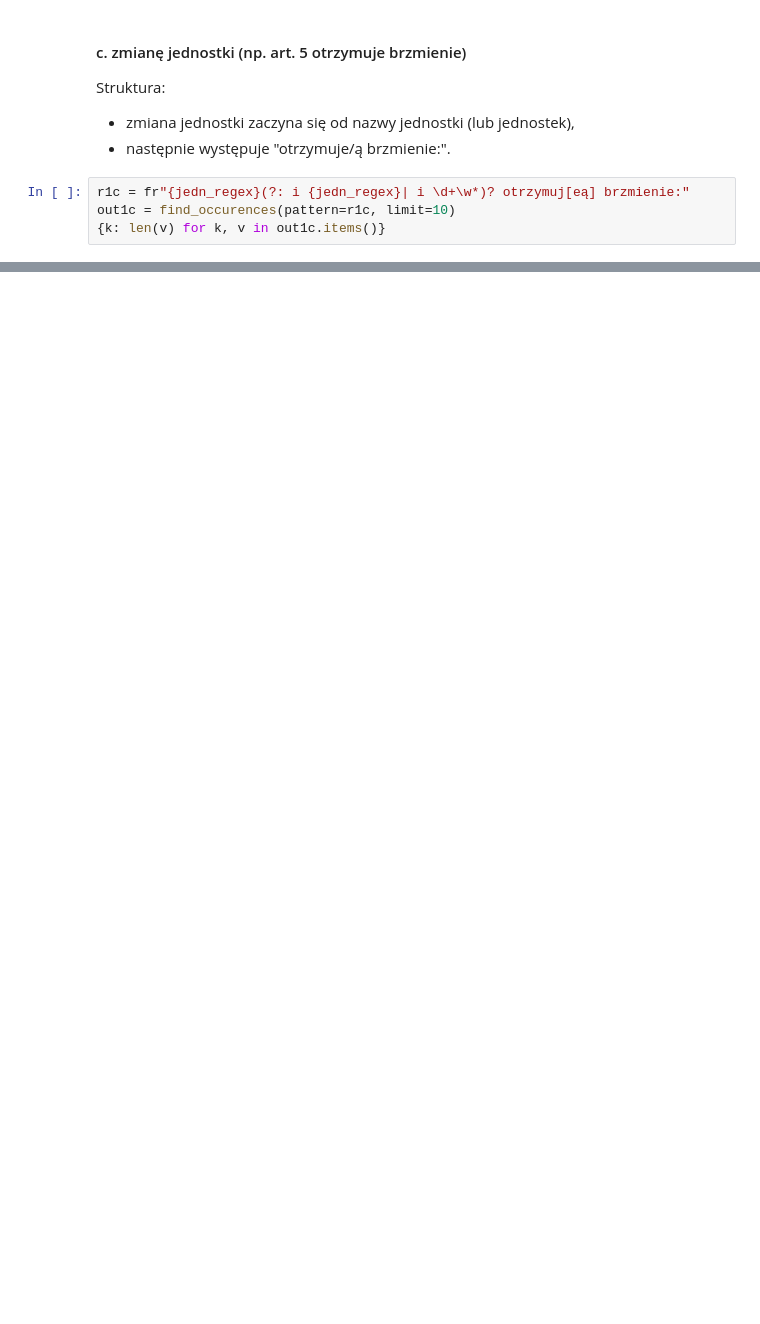
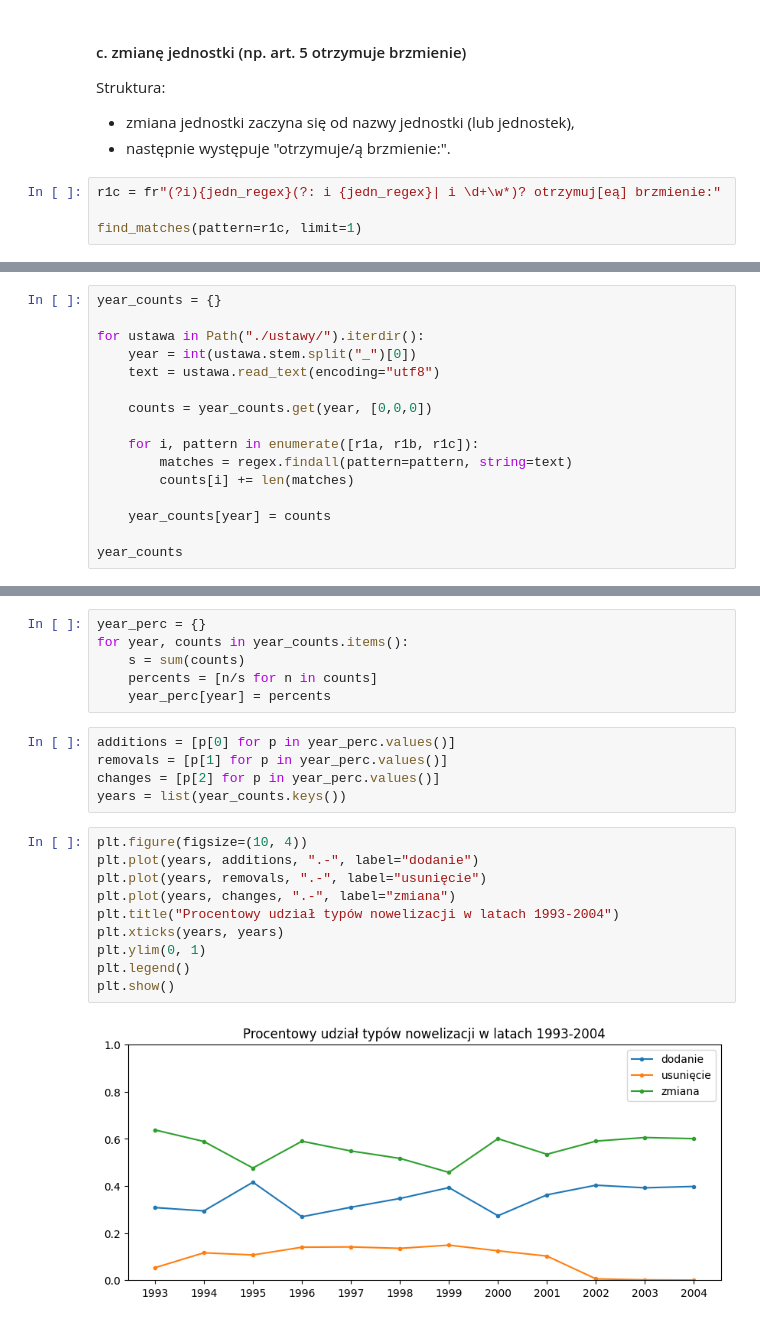
Before and after one commit to mwojtulewicz/agh-nlp, a Jupyter notebook: 01-regex/regex.ipynb, the cells around one changed output, grey strips where cells are left out. Cells and saved outputs as stored; diff of their text form; blank space fills up the shorter version.

Commit message:
add: regex notebook finished

```diff
--- a/01-regex/regex.ipynb
+++ b/01-regex/regex.ipynb
@@ -83,7 +90,7 @@ Struktura:
 - zmiana jednostki zaczyna się od nazwy jednostki (lub jednostek),
 - następnie występuje "otrzymuje/ą brzmienie:".
 # %%
-r1c = fr"{jedn_regex}(?: i {jedn_regex}| i \d+\w*)? otrzymuj[eą] brzmienie:"
-out1c = find_occurences(pattern=r1c, limit=10)
-{k: len(v) for k, v in out1c.items()}
+r1c = fr"(?i){jedn_regex}(?: i {jedn_regex}| i \d+\w*)? otrzymuj[eą] brzmienie:"
+
+find_matches(pattern=r1c, limit=1)
 # %% [output]
@@ -99,0 +116,16 @@ out1c = find_occurences(pattern=r1c, limit=10)
+# %%
+year_counts = {}
+
+for ustawa in Path("./ustawy/").iterdir():
+    year = int(ustawa.stem.split("_")[0])
+    text = ustawa.read_text(encoding="utf8")
+
+    counts = year_counts.get(year, [0,0,0])
+
+    for i, pattern in enumerate([r1a, r1b, r1c]):
+        matches = regex.findall(pattern=pattern, string=text)
+        counts[i] += len(matches)
+
+    year_counts[year] = counts
+
+year_counts
@@ -99,0 +145,23 @@ out1c = find_occurences(pattern=r1c, limit=10)
+# %%
+year_perc = {}
+for year, counts in year_counts.items():
+    s = sum(counts)
+    percents = [n/s for n in counts]
+    year_perc[year] = percents
+# %%
+additions = [p[0] for p in year_perc.values()]
+removals = [p[1] for p in year_perc.values()]
+changes = [p[2] for p in year_perc.values()]
+years = list(year_counts.keys())
+# %%
+plt.figure(figsize=(10, 4))
+plt.plot(years, additions, ".-", label="dodanie")
+plt.plot(years, removals, ".-", label="usunięcie")
+plt.plot(years, changes, ".-", label="zmiana")
+plt.title("Procentowy udział typów nowelizacji w latach 1993-2004")
+plt.xticks(years, years)
+plt.ylim(0, 1)
+plt.legend()
+plt.show()
+# %% [output]
+[figure, added]
```
Also changed, not shown: parts of 20 cells of this notebook.
